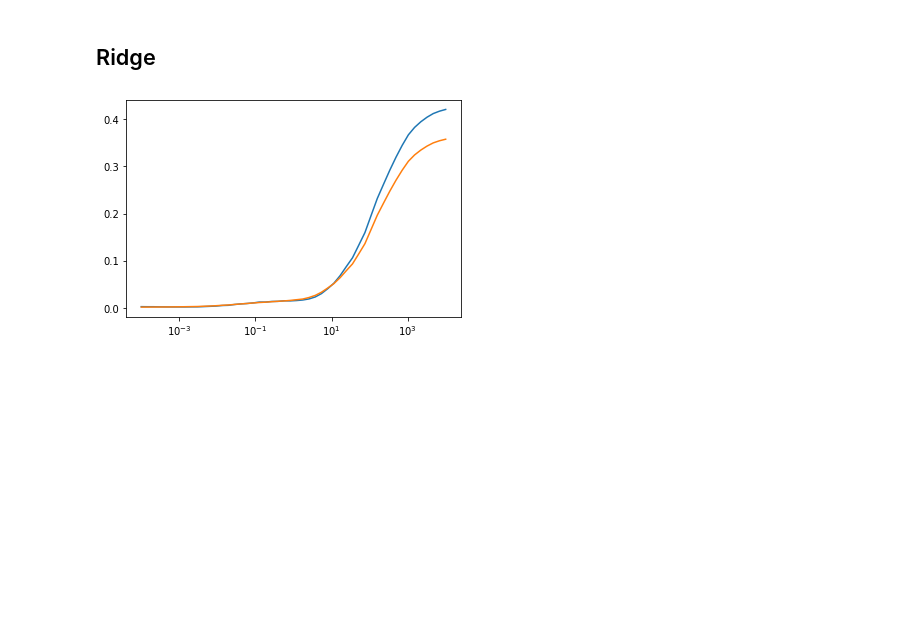
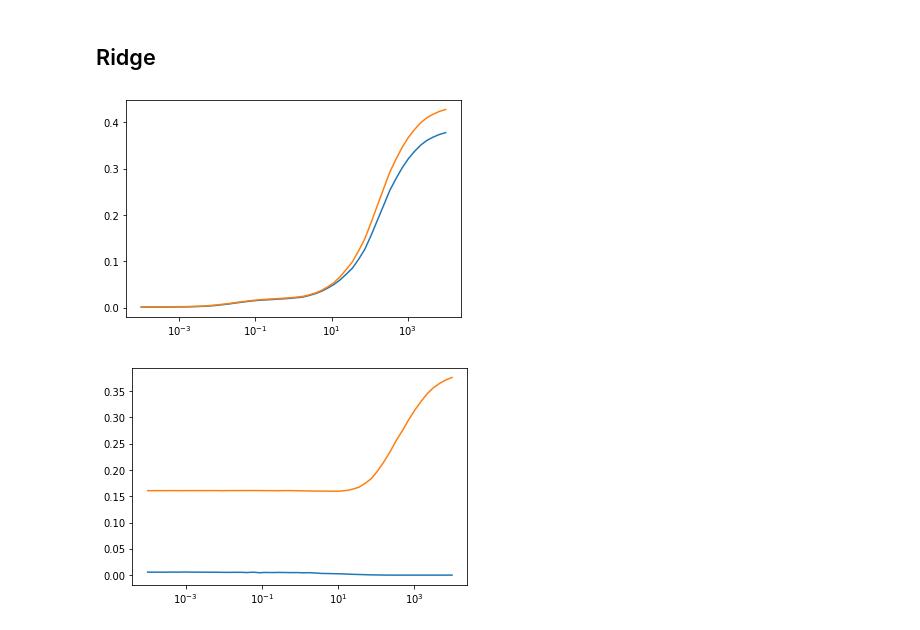
Before and after one commit to MortenTryti/MachineLearning, a Jupyter notebook: Project 1/Project 1.ipynb, the cells around one changed output. Cells and saved outputs as stored; diff of their text form; code cells hidden in the pictures; blank space fills up the shorter version.

Commit message:
bias and variance added to ridge

```diff
--- a/Project 1/Project 1.ipynb
+++ b/Project 1/Project 1.ipynb
@@ -117,6 +117,8 @@ def BootstrapOLS(X_train,X_test,z_train,z_test,numberOfStraps):
 def BootstrapRidge(X_train,X_test,z_train,z_test,lam,numberOfStraps):
     MSEdeglisttest = np.zeros(numberOfStraps)
     MSEdeglisttrain = np.zeros(numberOfStraps)
+    bias = np.zeros(numberOfStraps)
+    variance = np.zeros(numberOfStraps)
     for i in range(numberOfStraps):
         bootX,bootz = resample(X_train,z_train.reshape(-1,1))
         bootbetaRidge = ridgeregg(bootX,bootz,lam)
@@ -125,7 +127,8 @@ def BootstrapRidge(X_train,X_test,z_train,z_test,lam,numberOfStraps):
         zpred = X_train @ bootbetaRidge
         MSEdeglisttest[i] =MSE(z_test,ztilde)
         MSEdeglisttrain[i]= MSE(z_train,zpred)
-    return np.mean(MSEdeglisttest), np.mean(MSEdeglisttrain)
+        bias[i],variance[j] = biassVariance(z_test,zpred)
+    return np.mean(MSEdeglisttest), np.mean(MSEdeglisttrain), np.mean(bias), np.mean(variance)
 
 def plotMSEcomplexity(x,y,z,n):
     MSElisttest = []
@@ -299,13 +302,21 @@ for i in range(28):
     R2list.append(R2(bootz,ypred))
 
 
+#X_scale = np.ones_like(X)
+#scaler = StandardScaler()
+#X_scale[1:,:] = scaler.fit_transform(X[1:,:])
+#z_scaled = scaler.fit_transform(z.reshape(-1,1))
 
 
+
+
+X_strain, X_stest, z_strain, z_stest = train_test_split(X_scale, z_scaled.reshape(-1,1) , test_size = 0.2 )
 
 #print(np.mean(MSElist))
 #print(np.mean(R2list))
 
+
 print('MSE_kfold: ',k_foldOLS(z, 5,X))
-boot_train_error, boot_test_error =BootstrapOLS(X_train,X_test,z_train,z_test,100)
+boot_train_error, boot_test_error, variance,bias =BootstrapOLS(X_train,X_test,z_train,z_test,100)
 print('bootTest: ', boot_test_error)
 # %% [output]
@@ -419,21 +432,30 @@ degrees = 27
 
 Bootstrapp_train_errors = np.zeros((lam_n,degrees))
 Bootstrapp_test_errors = np.zeros((lam_n,degrees))
+bias_List =  np.zeros((lam_n,degrees))
+variance_List = np.zeros((lam_n,degrees))
 i,j = 0,0
 
 for alpha in lam:
     for degree in range(degrees):
         X = create_X(x,y,degree)
         X_strain, X_stest, z_strain, z_stest = train_test_split(X_scale, z_scaled.reshape(-1,1) , test_size = 0.2 )
-        bootstrap_train, bootstrap_test = BootstrapRidge(X_train,X_test,z_train,z_test,alpha,30)
+        bootstrap_train, bootstrap_test,bias,variance = BootstrapRidge(X_train,X_test,z_train,z_test,alpha,30)
         Bootstrapp_train_errors[i,j] =  bootstrap_train
         Bootstrapp_test_errors[i,j] = bootstrap_test
+        bias_List[i,j] = bias
+        variance_List[i,j] = variance
         j +=1
     i +=1
     j=0
 # %%
 plt.semilogx(lam,Bootstrapp_train_errors[:,4])
 plt.semilogx(lam,Bootstrapp_test_errors[:,4])
 plt.show()
+
+plt.semilogx(lam,variance_List[:,4],label='var',marker='o',ls='')
+plt.semilogx(lam,bias_List[:,4],label='bias',marker='o',ls='')
+plt.show()
 # %% [output]
-[figure, old version]
+[figure, new version]
+[figure, added]
```
Also changed, not shown: parts of 4 cells of this notebook.
